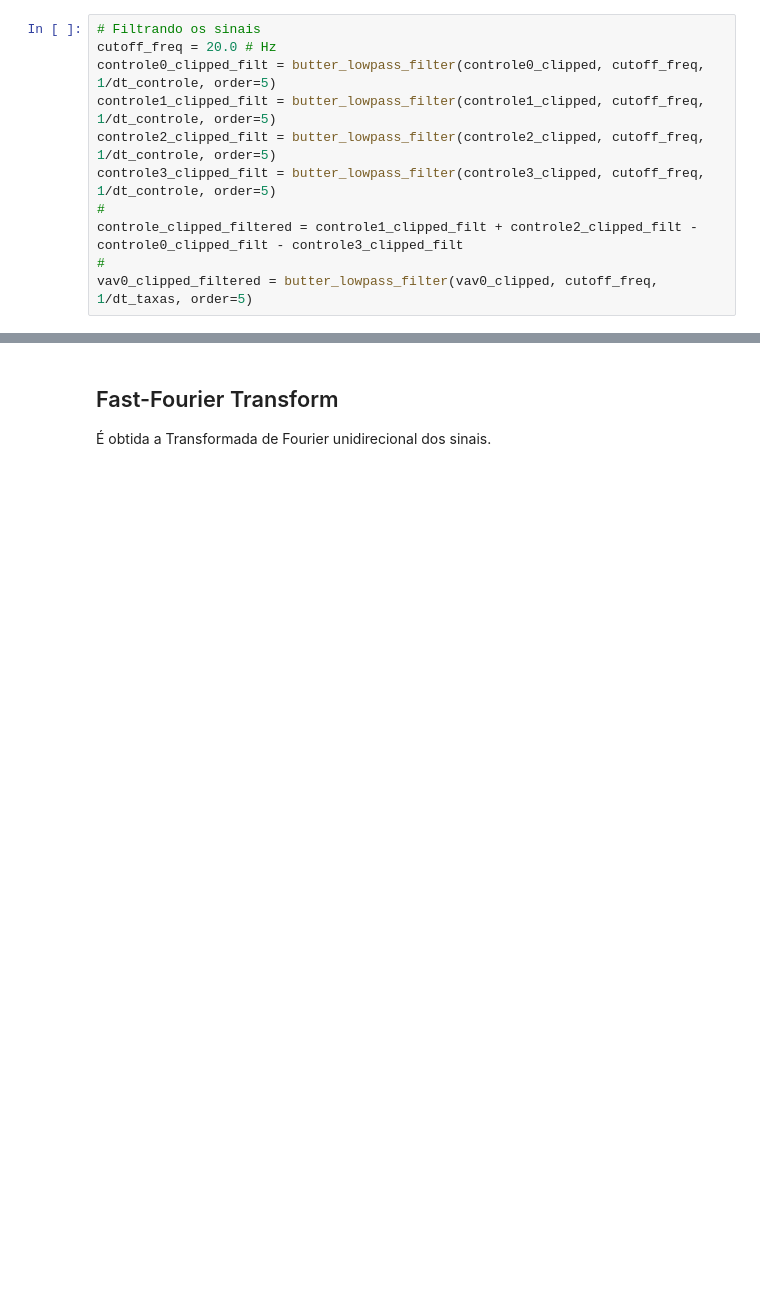
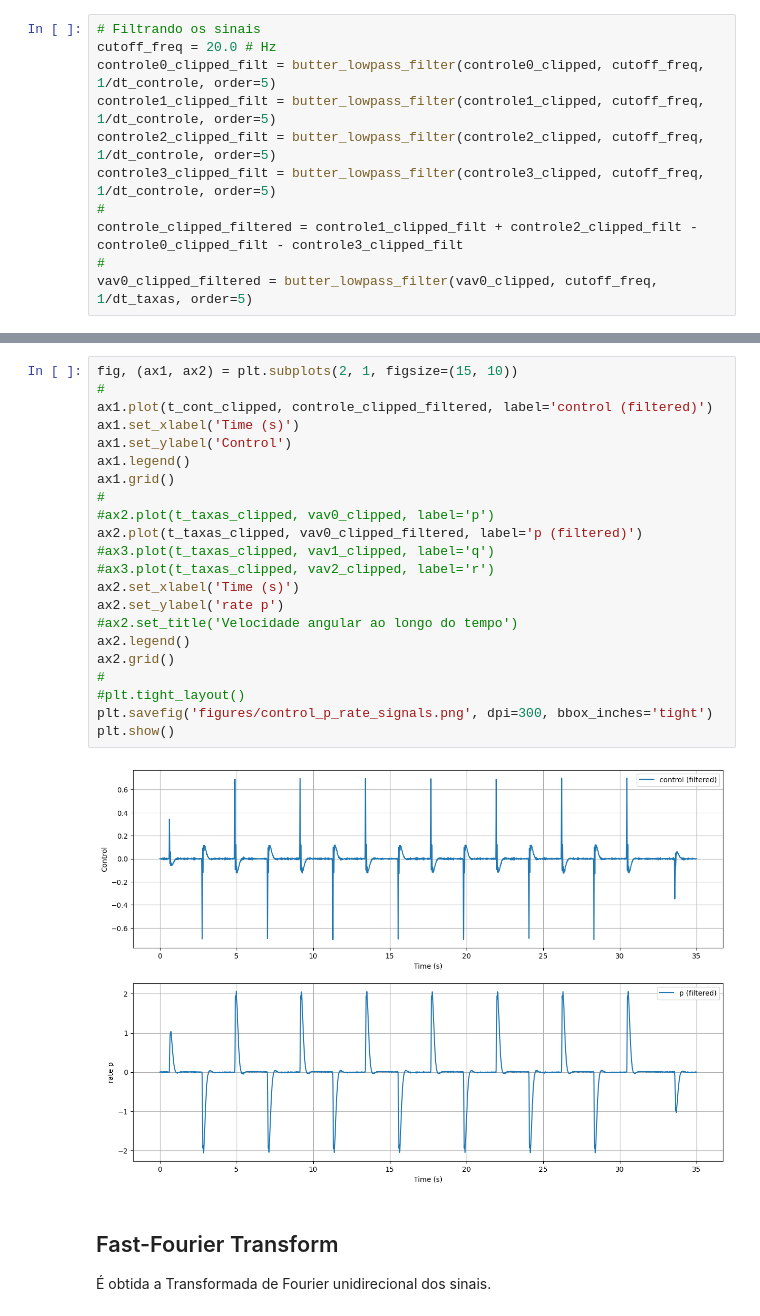
Before and after one commit to dferruzzo/mavsdk-python, a Jupyter notebook: p_rate_analise_resp_em_freq.ipynb, the cells around one changed output, grey strips where cells are left out. Drawn from its saved outputs; the diff is of its cells as text; blank space fills up the shorter version.

```diff
--- a/p_rate_analise_resp_em_freq.ipynb
+++ b/p_rate_analise_resp_em_freq.ipynb
@@ -191,3 +176,27 @@ plt.show()
+# %%
+fig, (ax1, ax2) = plt.subplots(2, 1, figsize=(15, 10))
+#
+ax1.plot(t_cont_clipped, controle_clipped_filtered, label='control (filtered)')
+ax1.set_xlabel('Time (s)')
+ax1.set_ylabel('Control')
+ax1.legend()
+ax1.grid()
+#
+#ax2.plot(t_taxas_clipped, vav0_clipped, label='p')
+ax2.plot(t_taxas_clipped, vav0_clipped_filtered, label='p (filtered)')
+#ax3.plot(t_taxas_clipped, vav1_clipped, label='q')
+#ax3.plot(t_taxas_clipped, vav2_clipped, label='r')
+ax2.set_xlabel('Time (s)')
+ax2.set_ylabel('rate p')
+#ax2.set_title('Velocidade angular ao longo do tempo')
+ax2.legend()
+ax2.grid()
+#
+#plt.tight_layout()
+plt.savefig('figures/control_p_rate_signals.png', dpi=300, bbox_inches='tight')
+plt.show()
+# %% [output]
+[figure, added]
 # %% [markdown]
 ## Fast-Fourier Transform
 É obtida a Transformada de Fourier unidirecional dos sinais.
```
Also changed, not shown: parts of 5 cells of this notebook, 10 other files.
